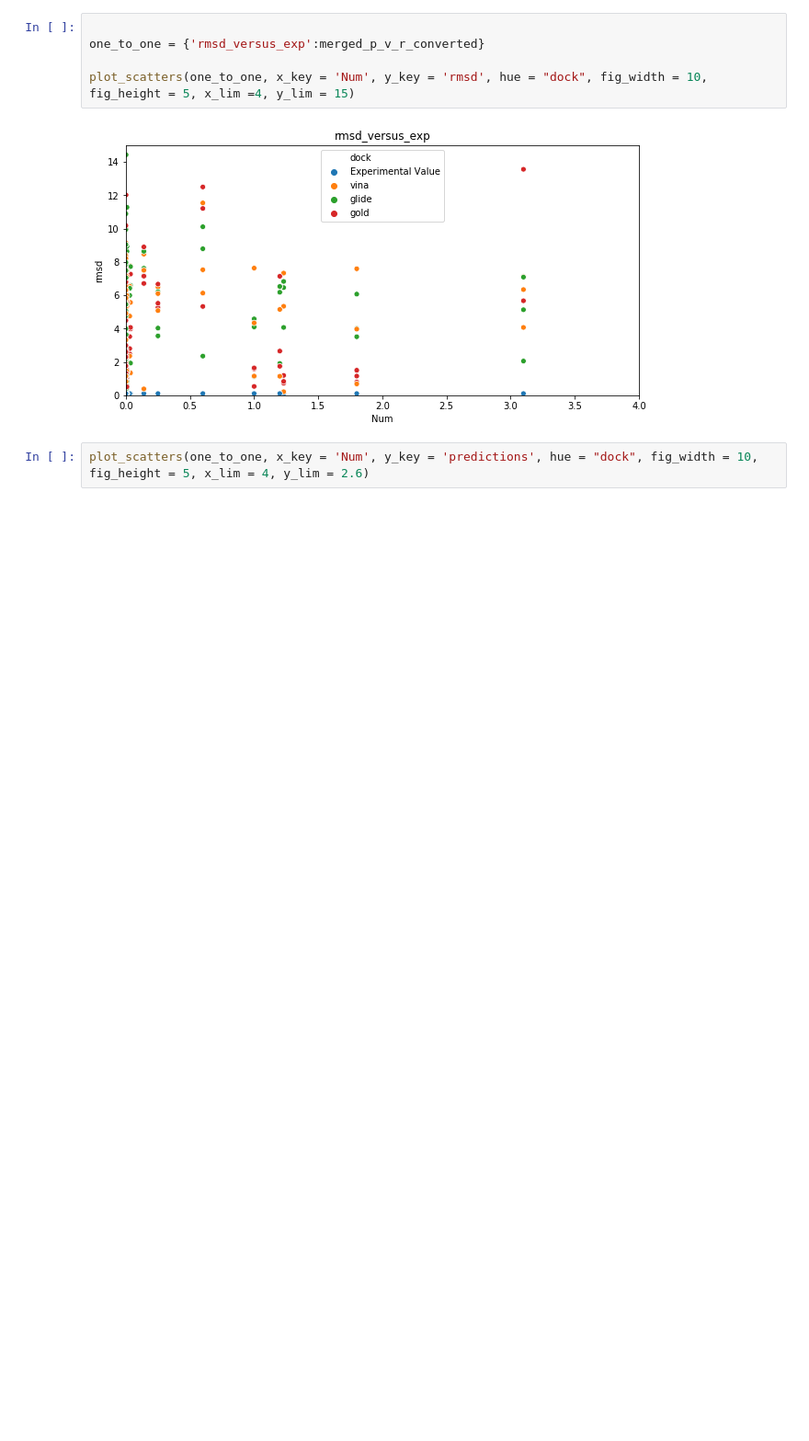
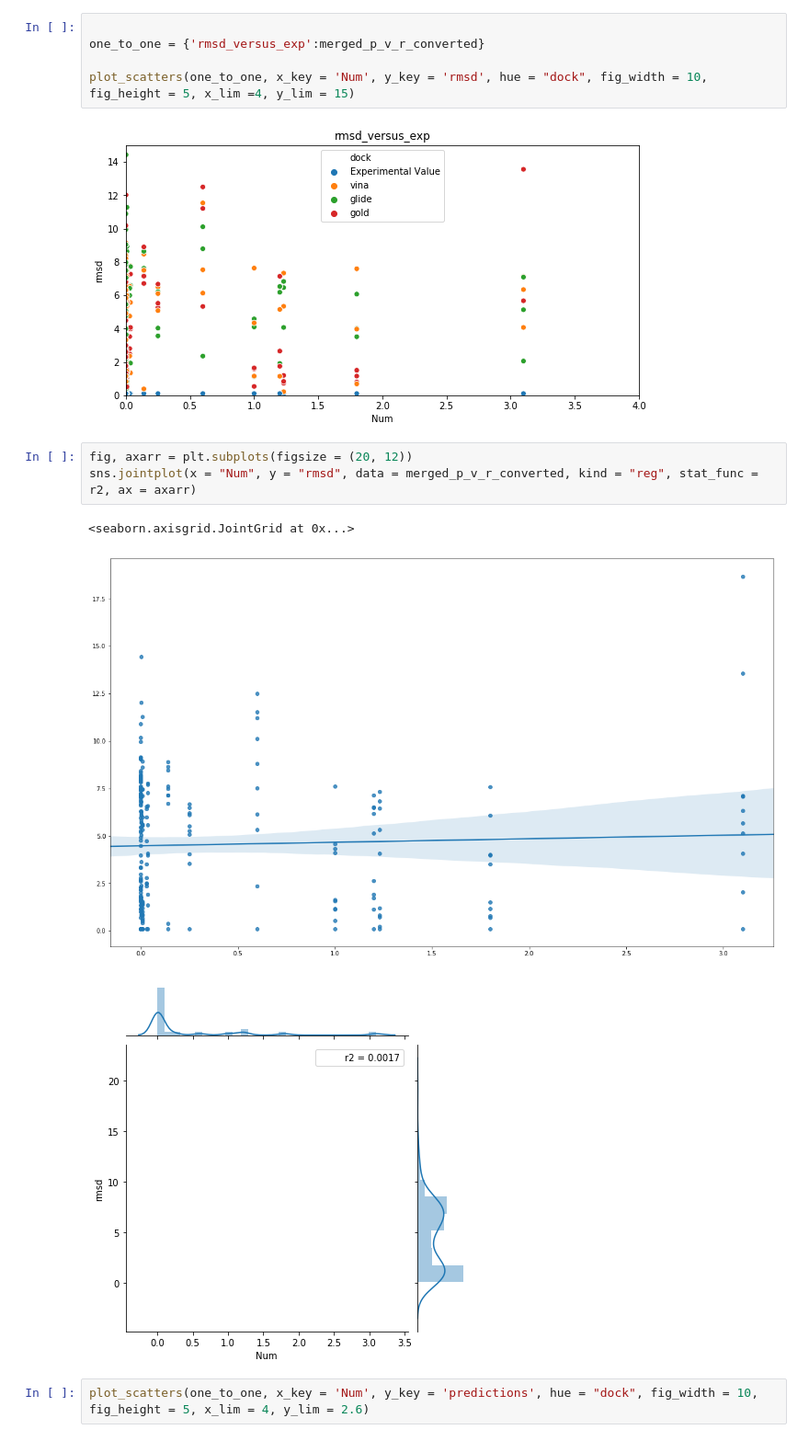
Before and after one commit to akezhanmussa/ProteinLigandPredictor, a Jupyter notebook: structured/utils/visualization/DataAnalysis.ipynb, the cells around one changed output. Shown: that part at 92% size. Drawn from its saved outputs; the diff is of its cells as text; blank space fills up the shorter version.

```diff
--- a/structured/utils/visualization/DataAnalysis.ipynb
+++ b/structured/utils/visualization/DataAnalysis.ipynb
@@ -634,6 +641,13 @@ one_to_one = {'rmsd_versus_exp':merged_p_v_r_converted}
 plot_scatters(one_to_one, x_key = 'Num', y_key = 'rmsd', hue = "dock", fig_width = 10, fig_height = 5, x_lim =4, y_lim = 15)
 # %% [output]
 [figure]
+# %%
+fig, axarr = plt.subplots(figsize = (20, 12))
+sns.jointplot(x = "Num", y = "rmsd", data = merged_p_v_r_converted, kind = "reg", stat_func = r2, ax = axarr)
+# %% [output]
+<seaborn.axisgrid.JointGrid at 0x...>
+[figure, added]
+[figure, added]
 # %%
 plot_scatters(one_to_one, x_key = 'Num', y_key = 'predictions', hue = "dock", fig_width = 10, fig_height = 5, x_lim = 4, y_lim = 2.6)
 # %% [output]
```
Also changed, not shown: parts of 16 cells of this notebook.
